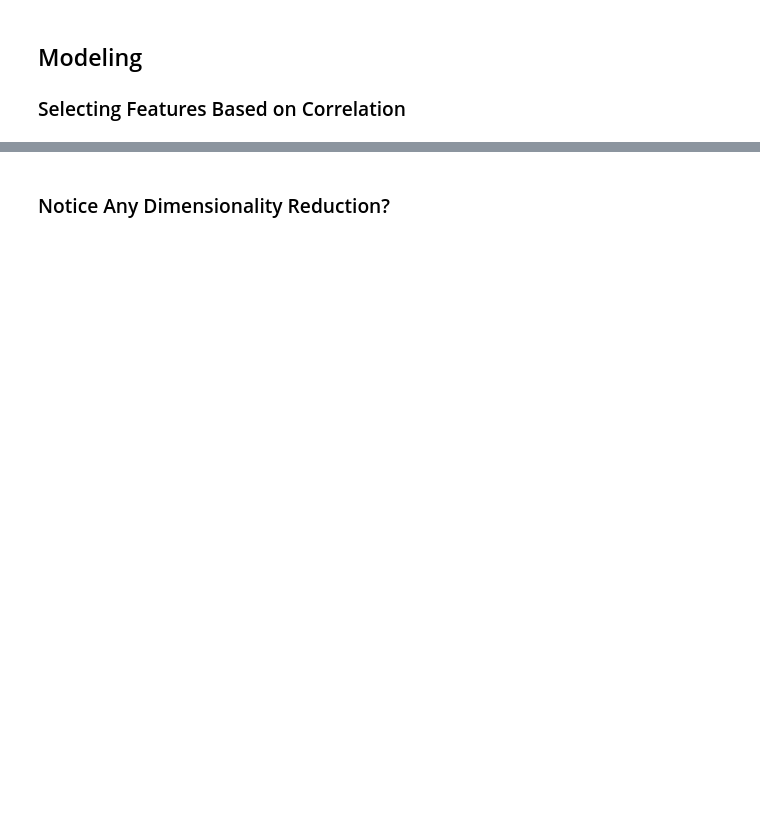
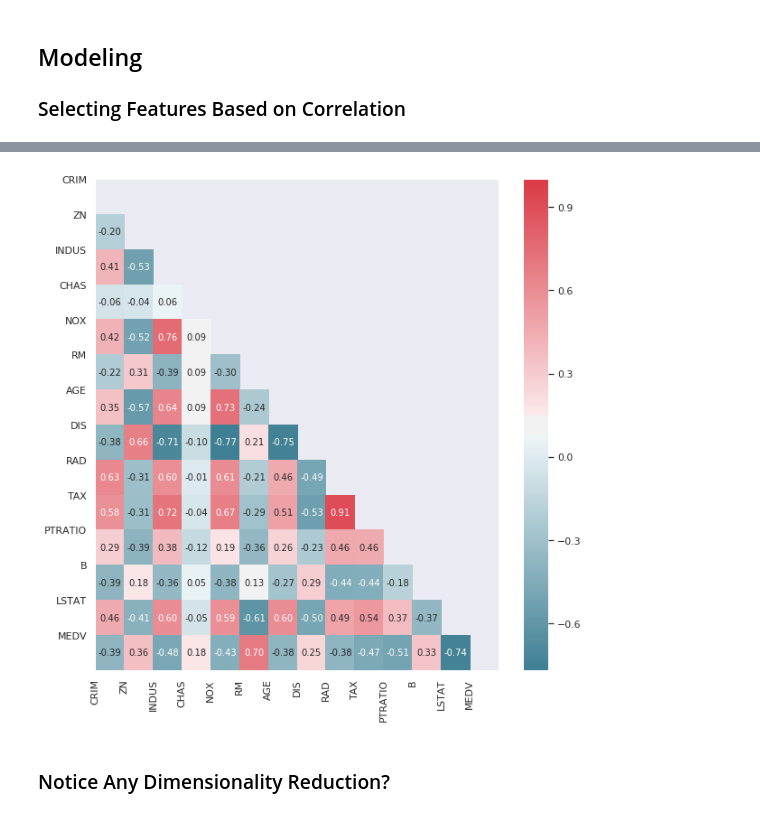
Before and after one commit to ZeynelAbidin91/Integrify_Assignments, a Jupyter notebook: OOP_to_ML/OOP to ML - Student Version.ipynb, the cells around one changed output, grey strips where cells are left out. Cells and saved outputs as stored; diff of their text form; code cells hidden in the pictures; blank space fills up the shorter version.

```diff
--- a/OOP_to_ML/OOP to ML - Student Version.ipynb
+++ b/OOP_to_ML/OOP to ML - Student Version.ipynb
@@ -220,9 +220,9 @@ def doCorrelationReduction(corr_matrix = boston.corr(), original_data = boston,
     upper = corr_matrix_abs.where(
         np.triu(np.ones(corr_matrix_abs.shape), k=1).astype(np.bool))  # # Select upper triangle of correlation matrix
     # # Find index of feature columns with correlation greater than threshold
-    to_drop = upper[upper > corr_thr]
+    to_drop = [column for column in upper.columns if any(upper[column] > corr_thr)]
     # [inside the list, using upper.columns, select any column (name) that has higher correlation than corr_thr value]
-    low_cor_data =
+    low_cor_data = original_data.drop(to_drop, axis = 1)
     # using the difference operator on the original data dataframe columns, subtract the to_drop columns
 
     return low_cor_data
@@ -267,3 +266,4 @@ SyntaxError: invalid syntax (<ipython-input-13-acecb7587445>, line 8)
+[figure, added]
 # %% [markdown]
 ### Notice Any Dimensionality Reduction?
 # %%
```
Also changed, not shown: parts of 8 cells of this notebook, 7 other files.
